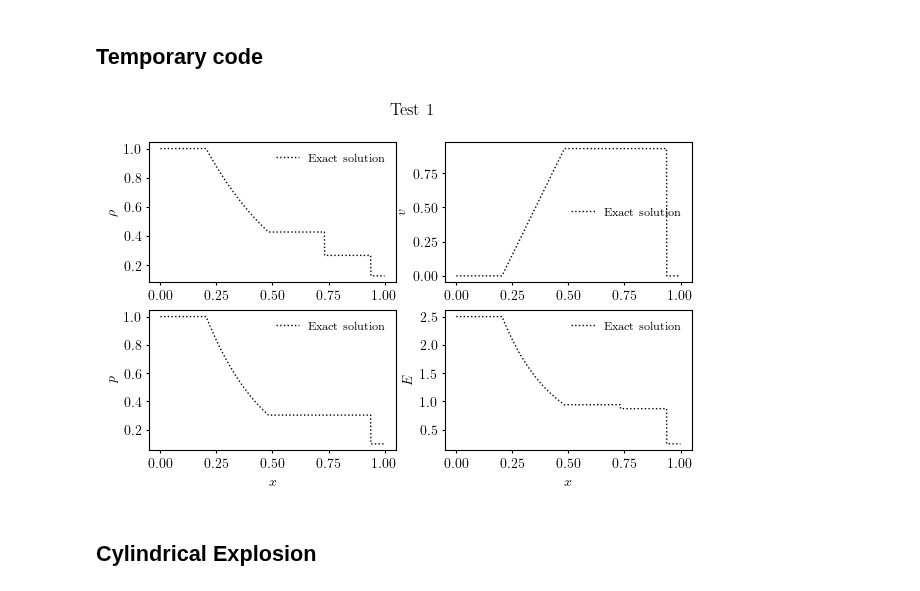
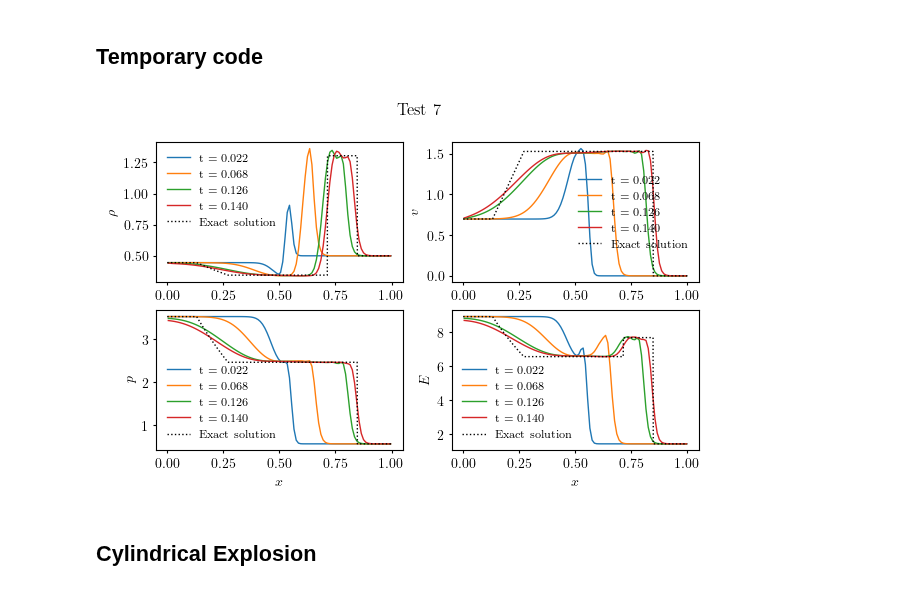
Before and after one commit to BenDavisonPetch/BAMReX, a Jupyter notebook: amrex_1d_plot.ipynb, the cells around one changed output. Saved outputs shown, nothing was run; the diff lists cells and outputs as text; code cells hidden in the pictures.

```diff
--- a/amrex_1d_plot.ipynb
+++ b/amrex_1d_plot.ipynb
@@ -138,7 +138,7 @@ res_fmts = ["go", "bD", "r+", "c^", "yD", "ms"]
 marker_sizes = [3, 2.5, 4, 4, 4, 4]
 
 # tests_to_plot = [0,2,3,4,5,6,7]
-tests_to_plot = [0,7]
+tests_to_plot = [7]
 
 for i in tests_to_plot:
     TESTCASE = DIRECTORIES[i]
@@ -215,6 +215,6 @@ for i in tests_to_plot:
     #     add_inset(0.52,0.54,ax[0,0].get_ylim()[0],1.3,[0.05,0.05,0.4,0.4],ax[0,0])
 
     fig.tight_layout(pad=0.8)
-    fig.savefig(f"outputs/{NAMES[i]}_BP_REUSE_ORIGINALLAP.svg", dpi=300)
+    # fig.savefig(f"outputs/{NAMES[i]}_BP_REUSE_ORIGINALLAP.svg", dpi=300)
     fig.show()
 # %% [output]
@@ -421,7 +420,8 @@ BASE_FILENAMES = ["./build/Exec/RiemannProblem/output/test1/100/plt",
              "./build/Exec/RiemannProblem/output/test3/100/plt",
              "./build/Exec/RiemannProblem/output/test4/100/plt",
              "./build/Exec/RiemannProblem/output/test5/100/plt",
-             "./build/Exec/SinProblem/output/128/plt"]
+             "./build/Exec/SinProblem/output/128/plt",
+             "./build/Exec/RiemannProblem/output/lax/100/plt"]
 FILENAMES = [filename + "?????" for filename in BASE_FILENAMES]
 EXACT_SOLN_FILENAMES = [filename + "EXACT_SOLN" for filename in BASE_FILENAMES]
 
@@ -430,13 +430,13 @@ adiabatic = 1.4
 yt.set_log_level("error")
 DIM = 1
 # to_plot = [0,1,2,3,4]
-to_plot = [0]
+to_plot = [6]
 for i in to_plot:
     FILENAME = FILENAMES[i]
     ts = yt.load(FILENAME)
 
     fig,ax = plt.subplots(2,2, figsize=(7,4))
-    for ds in ts[11::100]:
+    for ds in ts[1:]:
         if DIM == 1:
             ray = ds.ray([ds.domain_left_edge[0].value,0,0], [ds.domain_right_edge[0].value,0,0])
             mom = np.array(ray["mom_x"])
@@ -479,34 +479,34 @@ for i in to_plot:
     ax[0,0].plot(x,density,exact_fmt,label=exact_label)
     ax[0,1].plot(x,vel_x,exact_fmt,label=exact_label)
     ax[1,0].plot(x,pressure,exact_fmt,label=exact_label)
     ax[1,1].plot(x,energy,exact_fmt,label=exact_label)
 
 
     ax[0,0].set_ylabel("$\\rho$")
     ax[0,1].set_ylabel("$v$")
     ax[1,0].set_ylabel("$p$")
     ax[1,1].set_ylabel("$E$")
 
     if DIM == 1:
         x_label = "$x$"
     else:
         x_label = "$y$"
 
     ax[0,0].set_xlabel(x_label)
     ax[0,1].set_xlabel(x_label)
     ax[1,0].set_xlabel(x_label)
     ax[1,1].set_xlabel(x_label)
 
     ax[0,0].legend()
     ax[0,1].legend()
     ax[1,0].legend()
     ax[1,1].legend()
 
     fig.suptitle(f"Test {i+1}")
     fig.savefig(f"outputs/{i+1}.svg")
     fig.show()
 # %% [output]
-[figure, old version]
+[figure, new version]
 # %% [markdown]
 ## Cylindrical Explosion
 # %%
```
Also changed, not shown: parts of 1 cell of this notebook, 6 other files.
